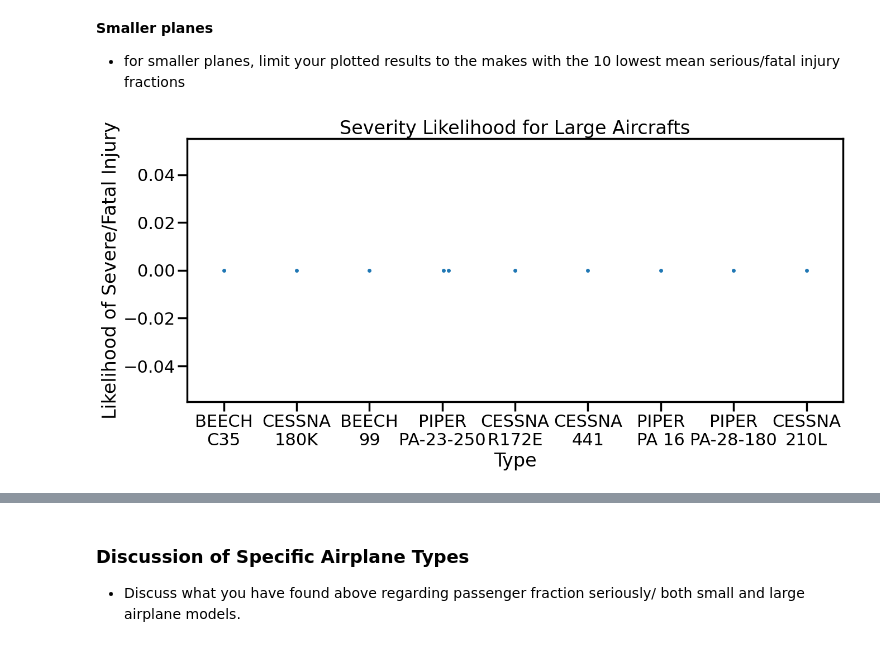
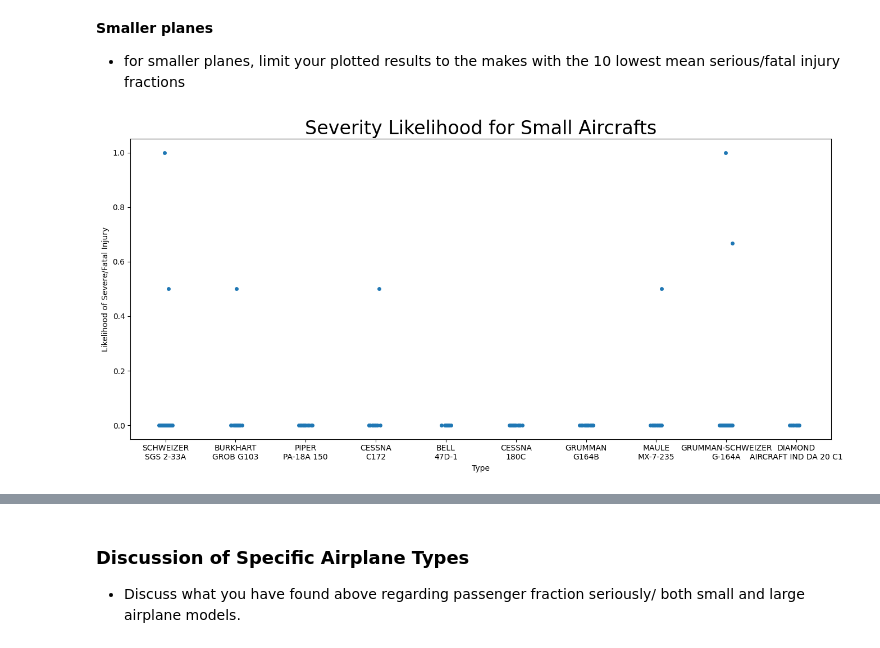
Before and after one commit to adoniscanada/dsc-course0-m8-lab, a Jupyter notebook: Aviation_Accidents_Data_Analysis.ipynb, the cells around one changed output, grey strips where cells are left out. Cells and saved outputs as stored; diff of their text form; code cells hidden in the pictures.

```diff
--- a/Aviation_Accidents_Data_Analysis.ipynb
+++ b/Aviation_Accidents_Data_Analysis.ipynb
@@ -138,7 +190,6 @@ filtered_df = large_df[large_df["Aircraft.Type"].map(large_type_counts) >= 10]
 
 fig, ax = plt.subplots(figsize=(14, 7))
 
-sns.set_context('poster')
 sns.stripplot(data=filtered_df, x="Aircraft.Type", y="Severity.Likelihood")
 ax.set(title="Severity Likelihood for Large Aircrafts", xlabel="Type", ylabel="Likelihood of Severe/Fatal Injury")
 
@@ -156,21 +238,23 @@ plt.show()
 - for smaller planes, limit your plotted results to the makes with the 10 lowest mean serious/fatal injury fractions
 # %%
 small_type_counts = small_df["Aircraft.Type"].value_counts()
-filtered_df = small_df[small_df["Aircraft.Type"].map(small_type_counts) >= 10].nsmallest(10, "Severity.Likelihood")
-
+# Filter to types with at least 10 examples, then identify 10 with lowest mean injury rate
+valid_small_types = small_type_counts[small_type_counts >= 10].index
+filtered_df = small_df[small_df["Aircraft.Type"].isin(valid_small_types)]
+top10_small_types = filtered_df.groupby("Aircraft.Type")["Severity.Likelihood"].mean().nsmallest(10).index
+filtered_df = filtered_df[filtered_df["Aircraft.Type"].isin(top10_small_types)]
 
 fig, ax = plt.subplots(figsize=(14, 7))
 
 sns.set_context('poster')
 sns.stripplot(data=filtered_df, x="Aircraft.Type", y="Severity.Likelihood")
-ax.set(title="Severity Likelihood for Large Aircrafts", xlabel="Type", ylabel="Likelihood of Severe/Fatal Injury")
+ax.set(title="Severity Likelihood for Small Aircrafts", xlabel="Type", ylabel="Likelihood of Severe/Fatal Injury")
 
-# Use newline to separate Model and Make on x-axis ticks
 locs, labels = plt.xticks()
 new_labels = [label.get_text().replace(' ', '\n', 1) for label in labels]
 plt.xticks(locs, new_labels)
 
 plt.tight_layout()
 plt.show()
 # %% [output]
-[figure, old version]
+[figure, new version]
```
Also changed, not shown: parts of 19 cells of this notebook, 2 other files.
